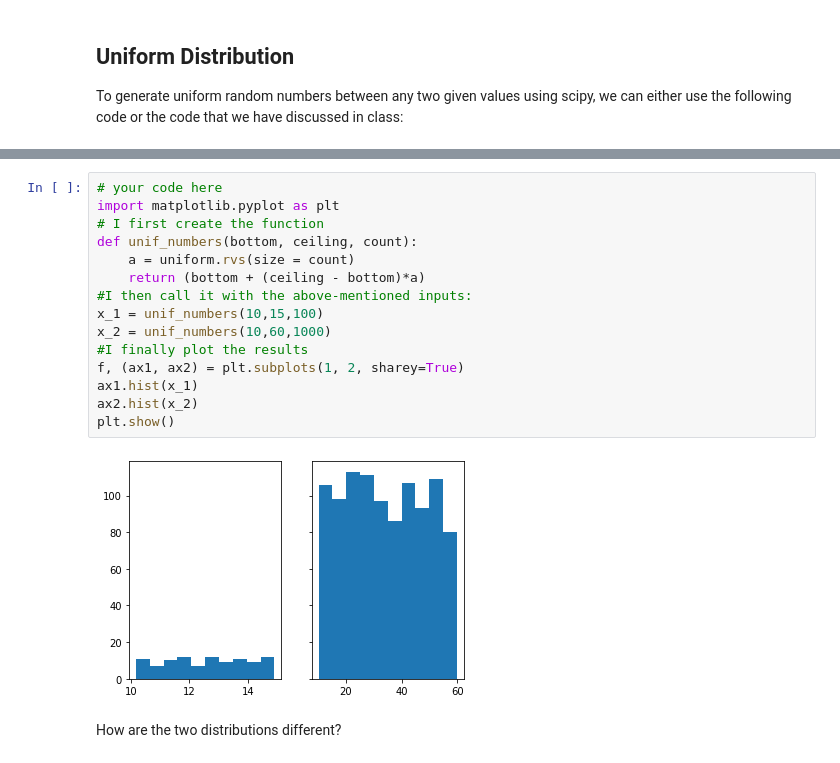
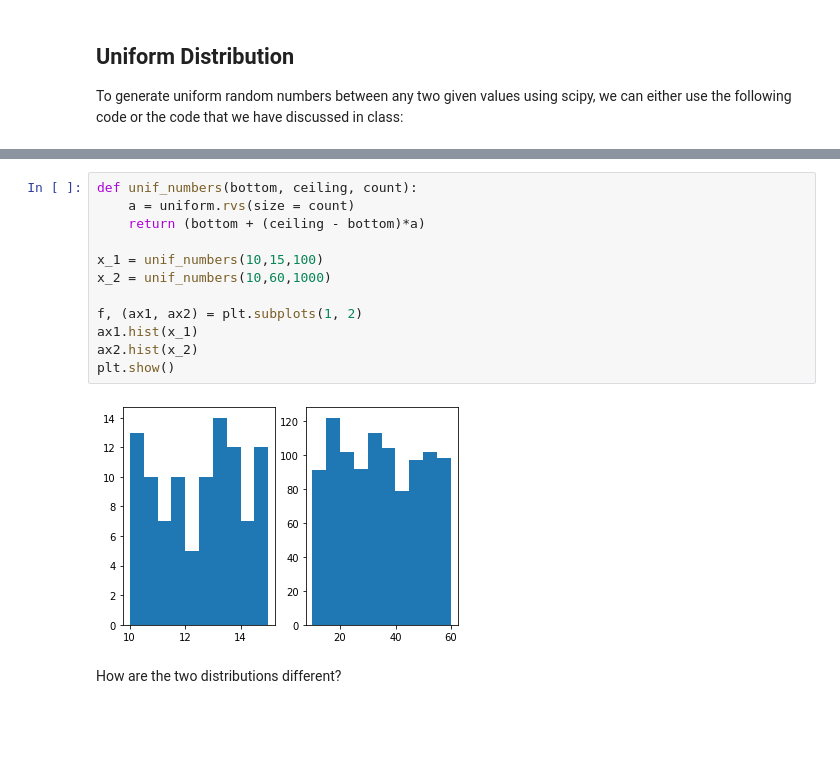
Before and after one commit to ironhack-datalabs/datamad1020-rev, a Jupyter notebook: module-2/lab-continuous-probability-distribution/your-code/main.ipynb, the cells around one changed output, grey strips where cells are left out. Drawn from its saved outputs; the diff is of its cells as text; blank space fills up the shorter version.

```diff
--- a/module-2/lab-continuous-probability-distribution/your-code/main.ipynb
+++ b/module-2/lab-continuous-probability-distribution/your-code/main.ipynb
@@ -50,22 +51,19 @@ Your output should look like below:
 
 ![uniform distribution](ud.png)
 # %%
-# your code here
-import matplotlib.pyplot as plt
-# I first create the function
 def unif_numbers(bottom, ceiling, count):
     a = uniform.rvs(size = count)
     return (bottom + (ceiling - bottom)*a)
-#I then call it with the above-mentioned inputs:
+
 x_1 = unif_numbers(10,15,100)
 x_2 = unif_numbers(10,60,1000)
-#I finally plot the results
-f, (ax1, ax2) = plt.subplots(1, 2, sharey=True)
+
+f, (ax1, ax2) = plt.subplots(1, 2)
 ax1.hist(x_1)
 ax2.hist(x_2)
 plt.show()
 # %% [output]
-[figure, old version]
+[figure, new version]
 # %% [markdown]
 How are the two distributions different?
 # %% [markdown]
```
Also changed, not shown: parts of 2 cells of this notebook.
